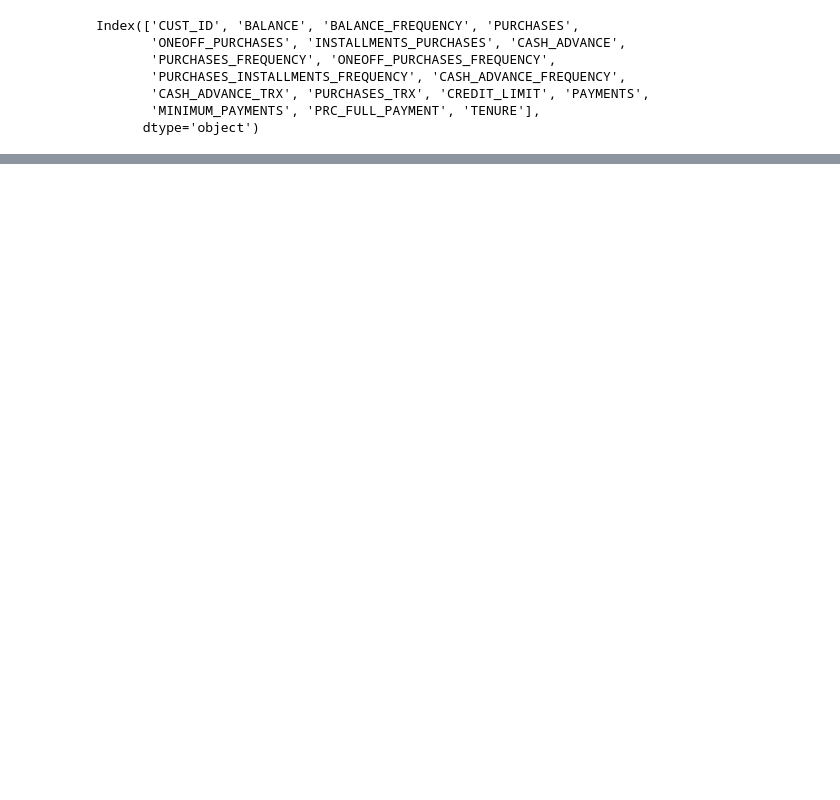
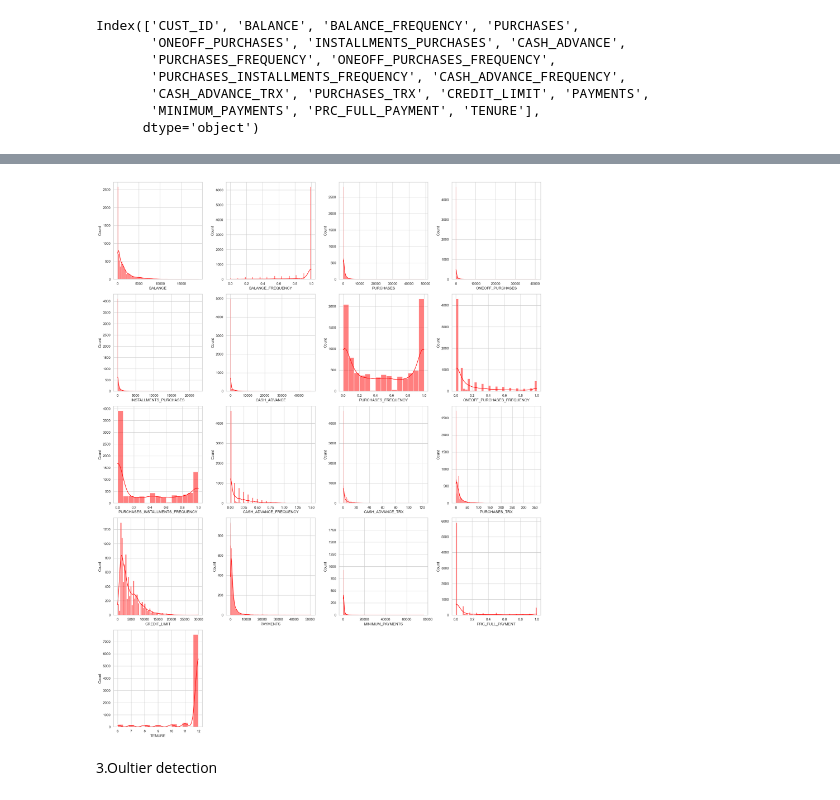
Before and after one commit to coolDatageek/clusteringProjects, a Jupyter notebook: SbiMarketSegmentation.ipynb, the cells around one changed output, grey strips where cells are left out. Saved outputs shown, nothing was run; the diff lists cells and outputs as text; code cells hidden in the pictures; blank space fills up the shorter version.

```diff
--- a/SbiMarketSegmentation.ipynb
+++ b/SbiMarketSegmentation.ipynb
@@ -26,0 +171,3 @@ Index(['CUST_ID', 'BALANCE', 'BALANCE_FREQUENCY', 'PURCHASES',
+# %%
+for column in columns_contains_nullValues:
+    customer_data[column]=customer_data[column].fillna(customer_data[column].mean())
@@ -26,0 +198,17 @@ Index(['CUST_ID', 'BALANCE', 'BALANCE_FREQUENCY', 'PURCHASES',
+# %%
+customer_data.drop(columns='CUST_ID',inplace=True,axis=0)
+# %%
+num_columns = len(customer_data.columns)
+num_rows = (num_columns // 4) + 1
+plt.figure(figsize=(20, 5 * num_rows))  # Adjusted height dynamically
+for i, col in enumerate(customer_data.columns):
+    plt.subplot(num_rows, 4, i + 1)
+    sns.histplot(customer_data[col], kde=True, color='red')
+    plt.xlabel(col)
+    plt.tight_layout()
+
+plt.show()
+# %% [output]
+[figure, added]
+# %% [markdown]
+3.Oultier detection
```
Also changed, not shown: parts of 41 cells of this notebook, 4 other files.
